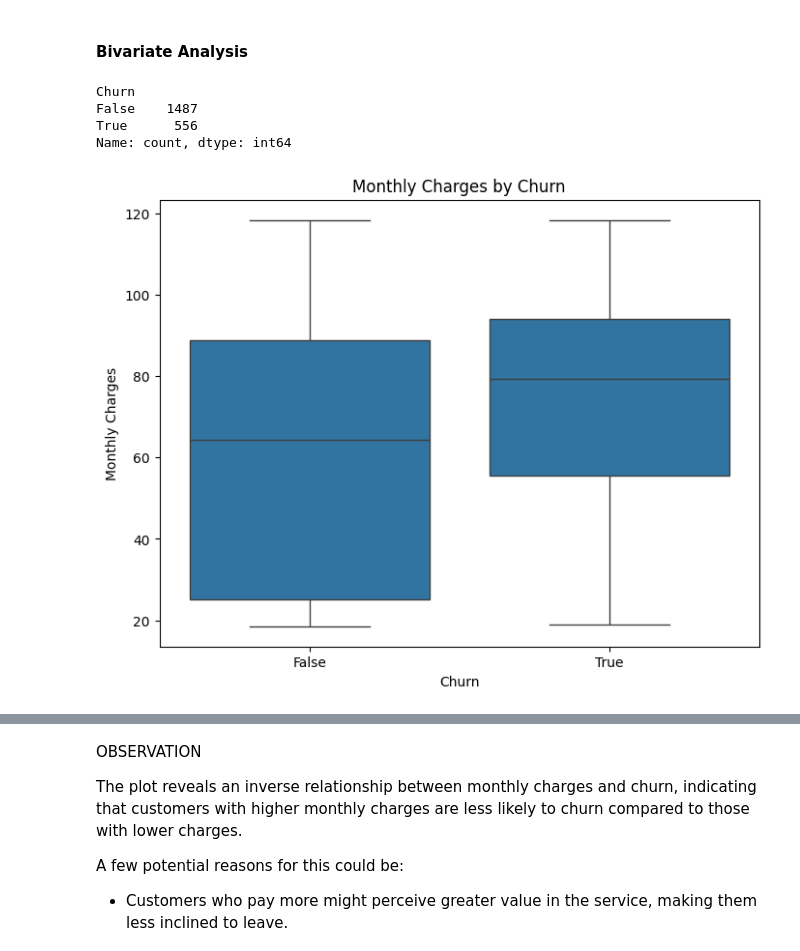
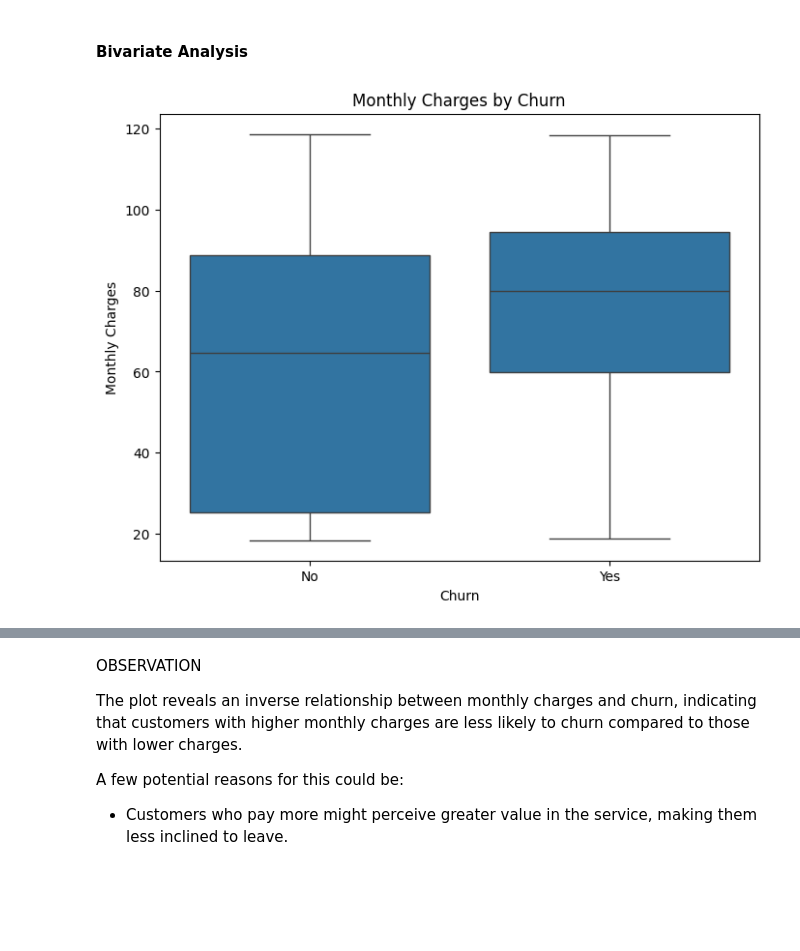
Before and after one commit to Moriahasare/Customer-Churn-Project, a Jupyter notebook: notebook.ipynb, the cells around one changed output, grey strips where cells are left out. Cells and saved outputs as stored; diff of their text form; code cells hidden in the pictures; blank space fills up the shorter version.

```diff
--- a/notebook.ipynb
+++ b/notebook.ipynb
@@ -256,0 +280,18 @@ Churn: data['False' 'True' nan 'No' 'Yes']
+# %%
+# Define a function to deal with the inconsistent columns in the dataset
+def map_values(data, columns):
+    for column in columns:
+        mapping_dict = {"True": "Yes", "False": "No", "No internet service": "No", "No phone service": "No"}
+        data[column] = data[column].replace(mapping_dict)
+    return data
+# %%
+# List of columns to map
+columns_to_map = [
+    "Partner", "Dependents", "PhoneService", "MultipleLines",
+    "OnlineSecurity", "OnlineBackup", "DeviceProtection",
+    "TechSupport", "StreamingTV", "StreamingMovies",
+    "PaperlessBilling", "Churn"
+]
+
+# Applying the function to the dataset
+data = map_values(data, columns_to_map)
@@ -310,22 +414,12 @@ print("Missing Values:\n", missing_values[missing_values > 0])
 # %% [markdown]
 #### Bivariate Analysis
 # %%
-# Map 'Yes' to True and 'No' to False in the 'Churn' column
-data_copy['Churn'] = data_copy['Churn'].map({'Yes': True, 'No': False, True: True, False: False})
-
-# Verify that the mapping was successful
-print(data_copy['Churn'].value_counts())
-
-# Now, you can create the box plot
+# Now, I create the box plot
 plt.figure(figsize=(8, 6))
-sns.boxplot(data=data_copy, x='Churn', y='MonthlyCharges')
+sns.boxplot(data, x='Churn', y='MonthlyCharges')
 plt.title('Monthly Charges by Churn')
 plt.xlabel('Churn')
 plt.ylabel('Monthly Charges')
 plt.show()
 # %% [output]
-Churn
-False    1487
-True      556
-Name: count, dtype: int64
-[figure, old version]
+[figure, new version]
```
Also changed, not shown: parts of 51 cells of this notebook, 3 other files.
